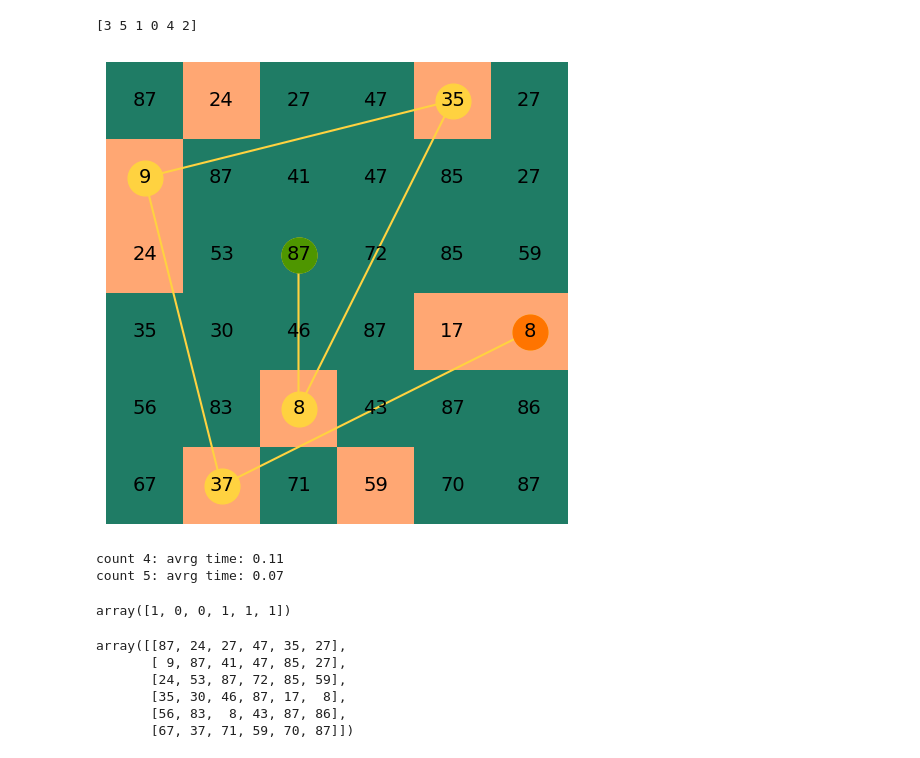
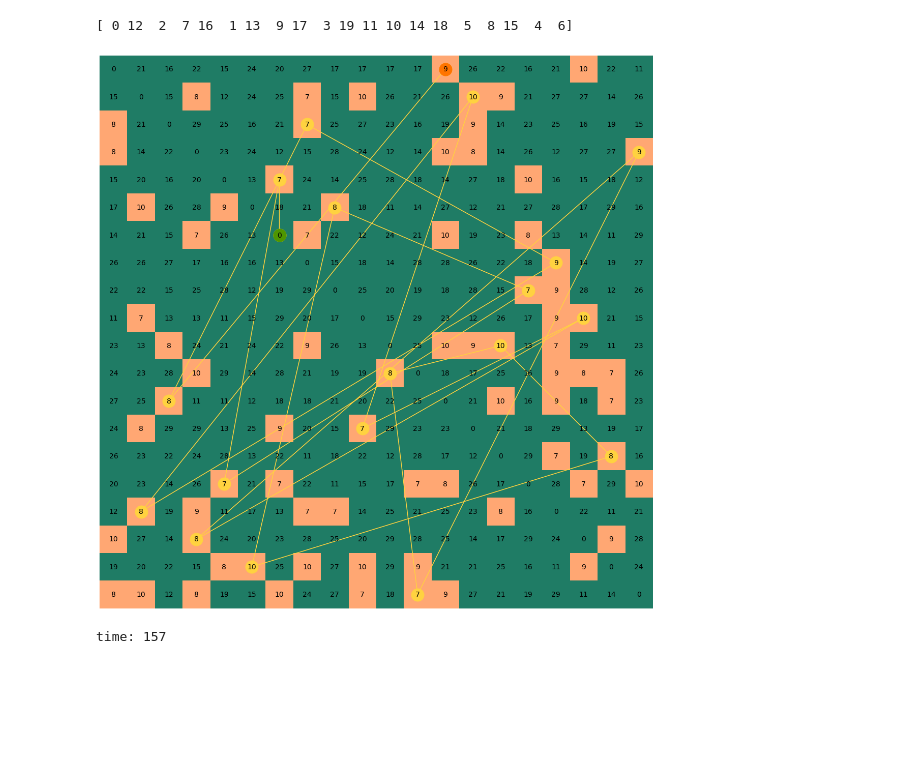
Before and after one commit to gitterra/routes, a Jupyter notebook: debug.ipynb, the cells around one changed output. Cells and saved outputs as stored; diff of their text form; code cells hidden in the pictures; blank space fills up the shorter version.

Commit message:
add driver genetic

```diff
--- a/debug.ipynb
+++ b/debug.ipynb
@@ -87,8 +87,6 @@ class Hungarian:
         """
         genetic = GeneticRemovingZeros(self.checkpoints_cnt)
         row_columns, validation = genetic.process(self.current_field)
-        #print(f'row_columns: {row_columns}')
-        #print(f'validataion: {validation}')
         row_indexes = np.where(row_columns[:self.checkpoints_cnt]==1)[0]
         col_indexes = np.where(row_columns[self.checkpoints_cnt:]==1)[0]
         value = utils.cut_matrix(self.current_field, row_columns).min()
@@ -104,17 +102,20 @@ class Hungarian:
         self.reduce()
         path = self.check()
         while not len(path):
-            #print(f'Итерация {i}')
             self.postprocess()
             self.reduce()
             path = self.check()
         return path
-            #print(f'time: {round(time.time()-start_time, 2)}')
-        #print('Решение найдено')
-        #print(self.current_field)
 
 
-    def show_result(self, path):
+    def get_time(self, path:np.array)->int:
+        t = 0
+        for i in range(len(path)-1):
+            t+=self.start_field[path[i], path[i+1]]
+        return t
+
+
+    def show_result(self, paths):
         colors = ['#FFA773', '#1F7C65']
         cmap = plt.cm.colors.ListedColormap(colors)
         array = self.current_field.copy()
@@ -122,39 +123,30 @@ class Hungarian:
         plt.figure(figsize=(self.checkpoints_cnt, self.checkpoints_cnt))
         plt.imshow(array, cmap=cmap)
         plt.axis('off')
-        # Вывод значений элементов массива на графике
         for i in range(self.current_field.shape[0]):
             for j in range(self.current_field.shape[1]):
-                plt.text(j, i, str(self.start_field[i, j]), ha='center', va='center', color='black', fontsize=14)
-        # Отображение маршрута с использованием plot
-        coordinates = np.lib.stride_tricks.sliding_window_view(path, 2)
-        coordinates = np.append(coordinates, [coordinates[-1, 1], coordinates[-1, 1]]).reshape((-1, 2))
-        x_coords, y_coords = zip(*coordinates)
-        plt.plot(y_coords, x_coords, marker='o',  markersize=25, color='#FFD240', label='Маршрут')
-        # Отображение начальной точки маршрута
-        plt.plot(coordinates[0][1], coordinates[0][0], marker='o', markersize=25, color='#FF7400', label='Начало')
-         # Отображение конечной точки маршрута
-        plt.plot(coordinates[-1][1], coordinates[-1][0], marker='o', markersize=25, color='#4E9600', label='Начало')
+                if i!=j:
+                    plt.text(j, i, str(self.start_field[i, j]), ha='center', va='center', color='black', fontsize=14)
+                else:
+                    plt.text(j, i, str(0), ha='center', va='center', color='black', fontsize=14)
+        for path in paths:
+            coordinates = np.lib.stride_tricks.sliding_window_view(path, 2)
+            coordinates = np.append(coordinates, [coordinates[-1, 1], coordinates[-1, 1]]).reshape((-1, 2))
+            x_coords, y_coords = zip(*coordinates)
+            plt.plot(y_coords, x_coords, marker='o',  markersize=25, color='#FFD240', label='Маршрут')
+            plt.plot(coordinates[0][1], coordinates[0][0], marker='o', markersize=25, color='#FF7400', label='Начало')
+            plt.plot(coordinates[-1][1], coordinates[-1][0], marker='o', markersize=25, color='#4E9600', label='Начало')
         plt.show()
 # %%
-hung = Hungarian(random_generate=True, checkpoints_cnt=6, minmax=(7, 87))
+hung = Hungarian(random_generate=True, checkpoints_cnt=20, minmax=(7, 30))
 paths = hung.process()
 print(paths[0])
-hung.show_result(paths[0])
+hung.show_result([paths[0]])
+print(f'time: {hung.get_time(paths[0])}')
 # %% [output]
-[3 5 1 0 4 2]
+[ 0 12  2  7 16  1 13  9 17  3 19 11 10 14 18  5  8 15  4  6]
-[figure, old version]
+[figure, new version]
+time: 157
-# %%
-for i in range(4, 6):
-    print(f'count {i}:', end = ' ')
-    ti = time.time()
-    for _ in range(100):
-        hung = Hungarian(random_generate=True, checkpoints_cnt=i, minmax=(4, 27))
-        hung.process()
-    print(f'avrg time: {round((time.time()-ti)/100, 2)}')
-# %% [output]
-count 4: avrg time: 0.11
-count 5: avrg time: 0.07
 # %%
 import importlib as im
 import genetics
@@ -190,18 +216,5 @@ class GeneticDriver:
 # %%
 geneticDriver = GeneticDriver(
     field=hung.start_field,
-    driver_count=2
+    driver_count=5
 )
-
-geneticDriver.popul[0]
-# %% [output]
-array([1, 0, 0, 1, 1, 1])
-# %%
-hung.start_field
-# %% [output]
-array([[87, 24, 27, 47, 35, 27],
-       [ 9, 87, 41, 47, 85, 27],
-       [24, 53, 87, 72, 85, 59],
-       [35, 30, 46, 87, 17,  8],
-       [56, 83,  8, 43, 87, 86],
-       [67, 37, 71, 59, 70, 87]])
```
Also changed, not shown: parts of 7 cells of this notebook, 2 other files.
